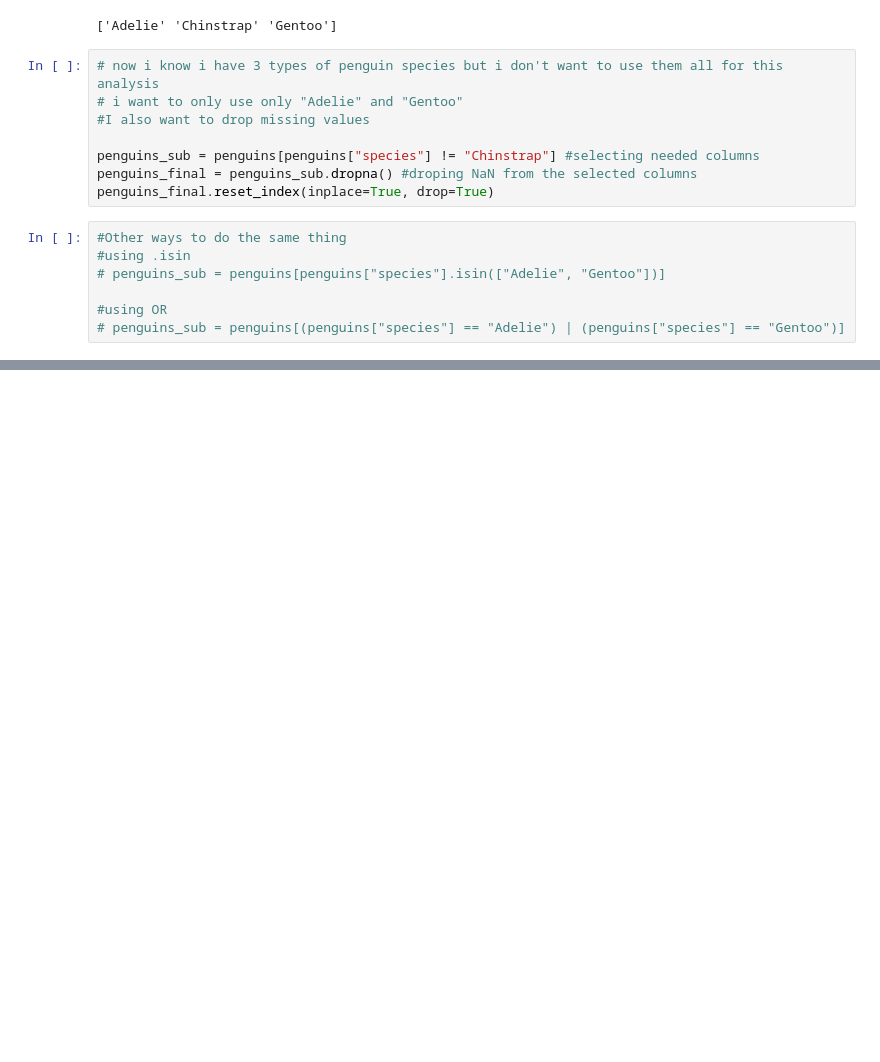
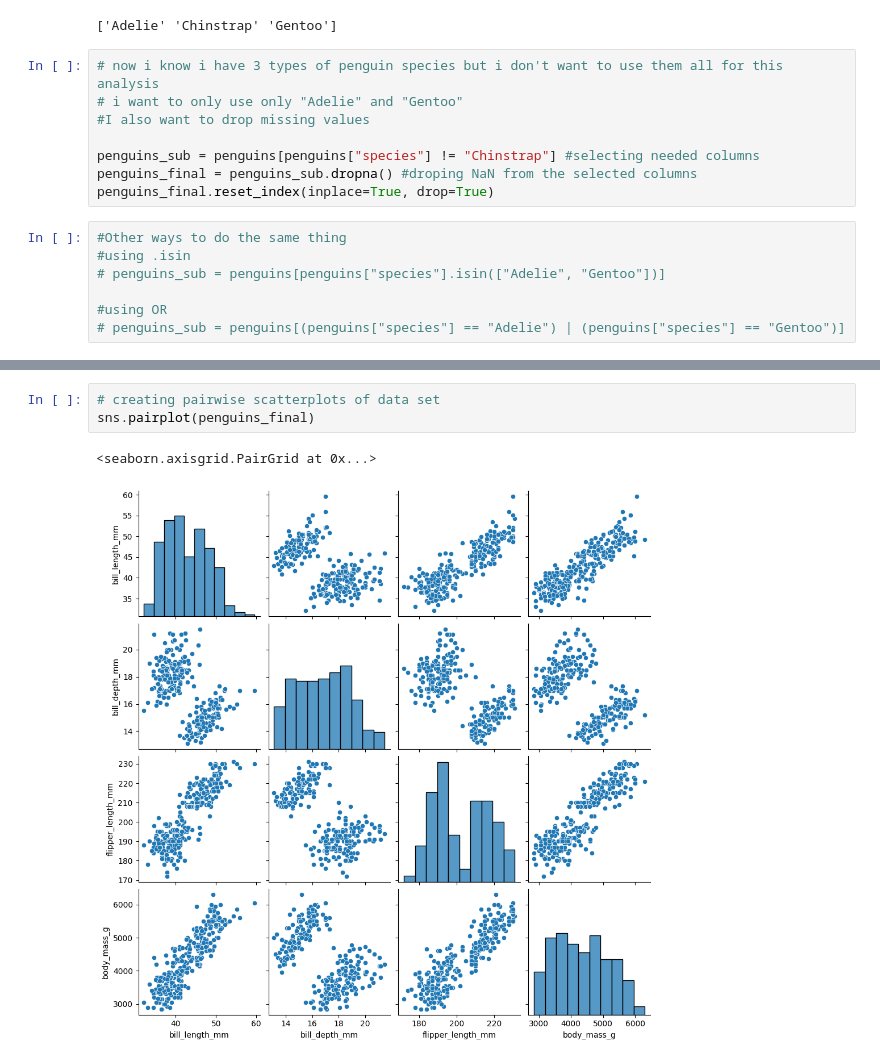
Before and after one commit to PrincelyKitilya/Linear-Regression-assumptions-tests, a Jupyter notebook: linear_reg_assumptions.ipynb, the cells around one changed output, grey strips where cells are left out. Cells and saved outputs as stored; diff of their text form; blank space fills up the shorter version.

Commit message:
Conduct EDA to find variables with linear relationships, Plot scatter plot using seaborn

```diff
--- a/linear_reg_assumptions.ipynb
+++ b/linear_reg_assumptions.ipynb
@@ -58,0 +65,6 @@ penguins_final.reset_index(inplace=True, drop=True)
+# %%
+# creating pairwise scatterplots of data set
+sns.pairplot(penguins_final)
+# %% [output]
+<seaborn.axisgrid.PairGrid at 0x...>
+[figure, added]
```
Also changed, not shown: parts of 2 cells of this notebook.
